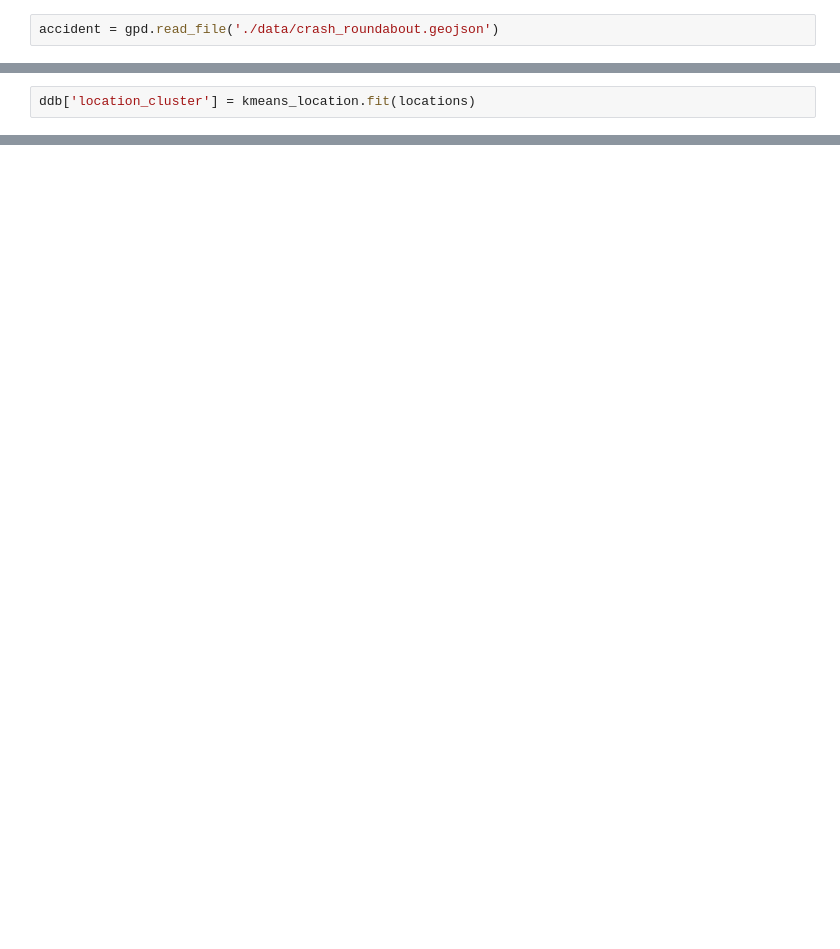
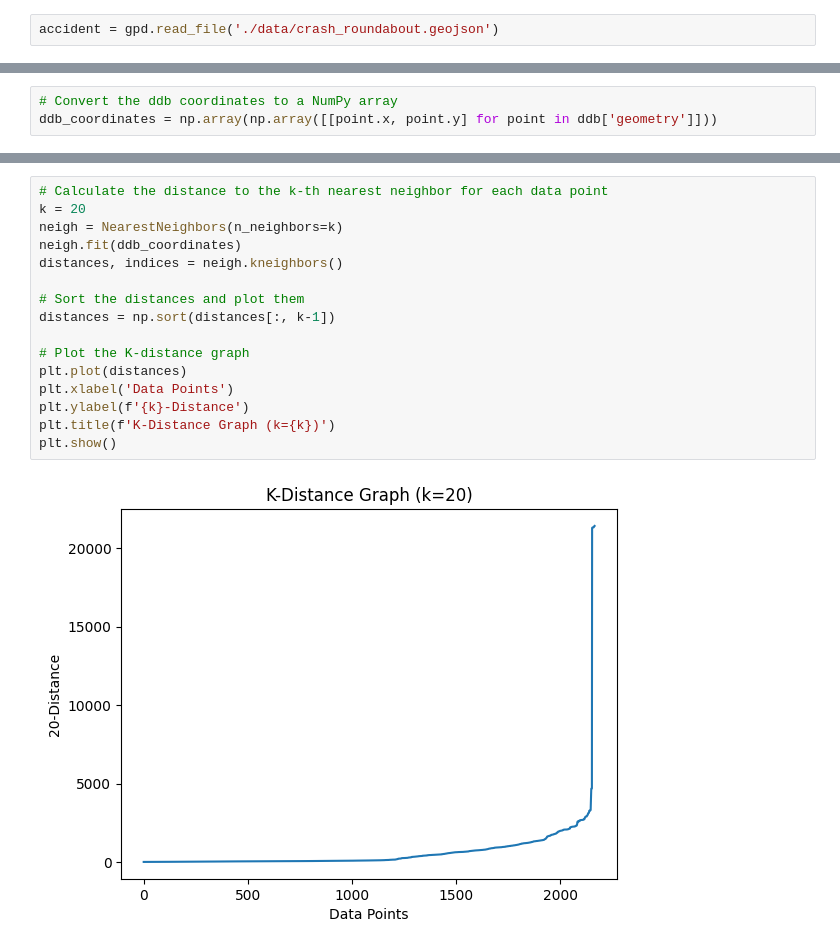
Before and after one commit to tylershienlim/python-CompassIoT-Capstone, a Jupyter notebook: DD_graph-v2-13657919.ipynb, the cells around one changed output, grey strips where cells are left out. Drawn from its saved outputs; the diff is of its cells as text; blank space fills up the shorter version.

```diff
--- a/DD_graph-v2-13657919.ipynb
+++ b/DD_graph-v2-13657919.ipynb
@@ -68,2 +107,0 @@ kmeans_location = KMeans(n_clusters=num_location_clusters)
-# %%
-ddb['location_cluster'] = kmeans_location.fit(locations)
@@ -69,0 +124,3 @@ ddb['location_cluster'] = kmeans_location.fit(locations)
+# %%
+# Convert the ddb coordinates to a NumPy array
+ddb_coordinates = np.array(np.array([[point.x, point.y] for point in ddb['geometry']]))
@@ -69,0 +144,18 @@ ddb['location_cluster'] = kmeans_location.fit(locations)
+# %%
+# Calculate the distance to the k-th nearest neighbor for each data point
+k = 20
+neigh = NearestNeighbors(n_neighbors=k)
+neigh.fit(ddb_coordinates)
+distances, indices = neigh.kneighbors()
+
+# Sort the distances and plot them
+distances = np.sort(distances[:, k-1])
+
+# Plot the K-distance graph
+plt.plot(distances)
+plt.xlabel('Data Points')
+plt.ylabel(f'{k}-Distance')
+plt.title(f'K-Distance Graph (k={k})')
+plt.show()
+# %% [output]
+[figure, added]
```
Also changed, not shown: parts of 32 cells of this notebook, 1 other file.
